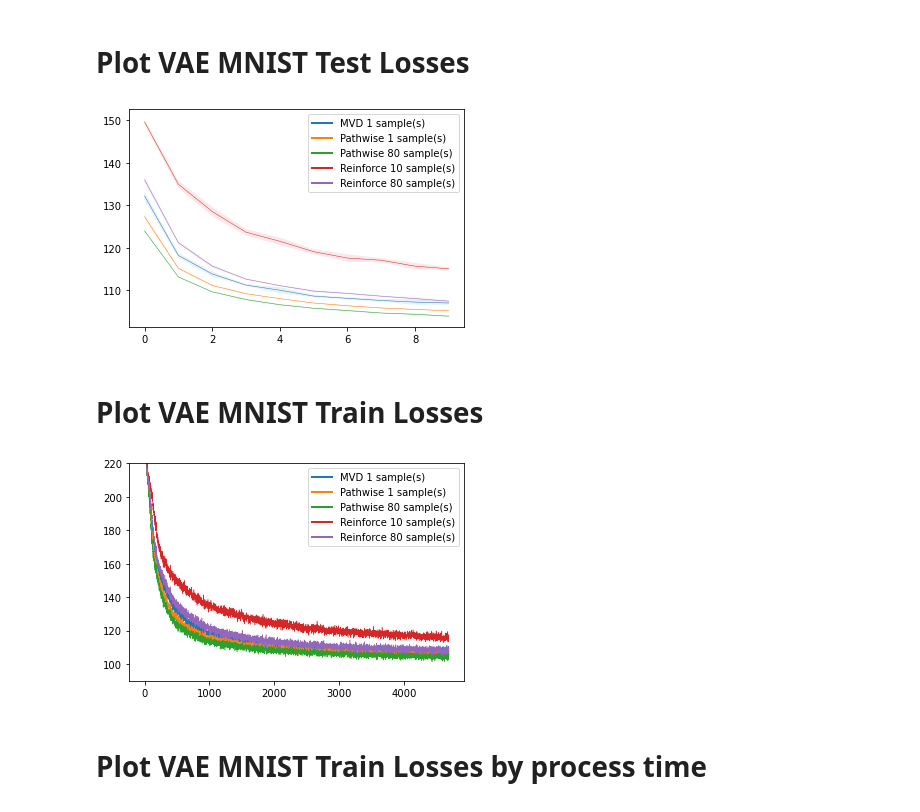
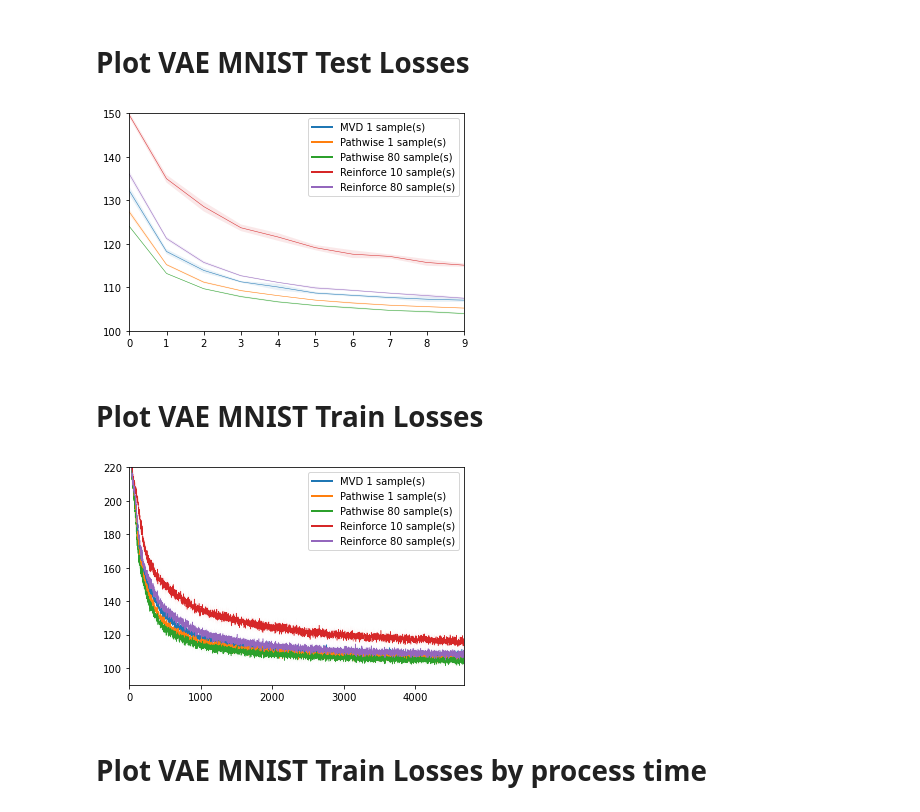
Before and after one commit to M8is/master-thesis-code, a Jupyter notebook: notebooks/plot-vae.ipynb, the cells around one changed output. Cells and saved outputs as stored; diff of their text form; code cells hidden in the pictures.

```diff
--- a/notebooks/plot-vae.ipynb
+++ b/notebooks/plot-vae.ipynb
@@ -22,23 +22,28 @@ mnist_results = load_meta_infos(Path('results', 'vae', 'mnist'))
 # %%
 test_losses = defaultdict(list)
 for k, v in collect_by(mnist_results, 'mc_estimator', 'sample_size').items():
     for meta in v:
         test_losses[k].append((meta, TensorHolder.load(meta['results_dir'], 'test_loss')))
 test_losses.default_factory = None
 
+step_size = 1
+max_len = 0
 for run in test_losses.values():
     meta, _ = run[0]
     losses = []
     for meta, loss in run:
         losses.append(loss.data.numpy().flatten())
-    losses = np.array(losses)
+    indices, losses = step_with_end(np.array(losses), step_size)
     plot(losses.mean(axis=0), losses.std(axis=0), losses_label, meta)
+    max_len = max(max_len, indices[-1])
 
 legend()
+plt.xlim(0, max_len)
+plt.ylim(100, 150)
 plt.savefig(plot_dir / f'vae_test_losses.pdf')
 plt.show()
 # %% [output]
-[figure, old version]
+[figure, new version]
 # %% [markdown]
 # Plot VAE MNIST Train Losses
 # %%
@@ -48,20 +53,24 @@ for k, v in collect_by(mnist_results, 'mc_estimator', 'sample_size').items():
         test_losses[k].append((meta, TensorHolder.load(meta['results_dir'], 'train_loss')))
 test_losses.default_factory = None
 
+step_size = 1
+max_len = 0
 for run in test_losses.values():
     meta, _ = run[0]
     losses = []
     for meta, loss in run:
         losses.append(loss.data.numpy().flatten())
-    losses = np.array(losses)
+    indices, losses = step_with_end(np.array(losses), step_size)
     plot(losses.mean(axis=0), losses.std(axis=0), losses_label, meta)
+    max_len = max(max_len, indices[-1])
 
 legend()
 plt.ylim(90, 220)
+plt.xlim(0, max_len)
 plt.savefig(plot_dir / f'vae_train_losses.pdf')
 plt.show()
 # %% [output]
-[figure, old version]
+[figure, new version]
 # %% [markdown]
 # Plot VAE MNIST Train Losses by process time
 # %%
```
Also changed, not shown: parts of 3 cells of this notebook.
